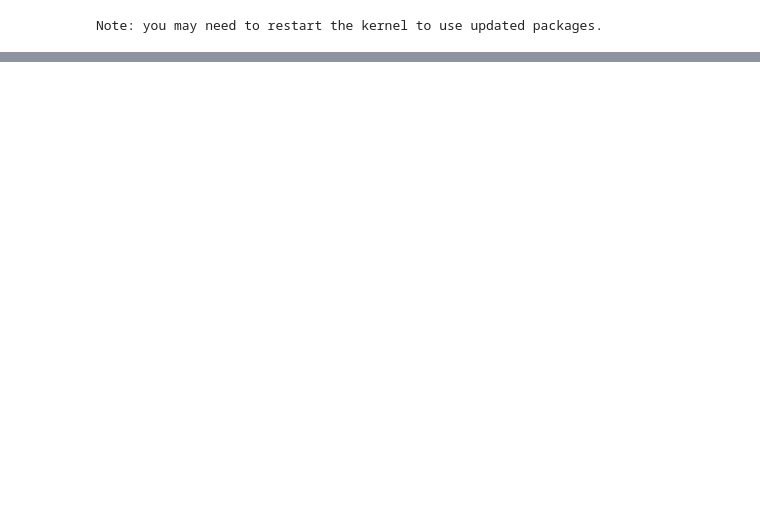
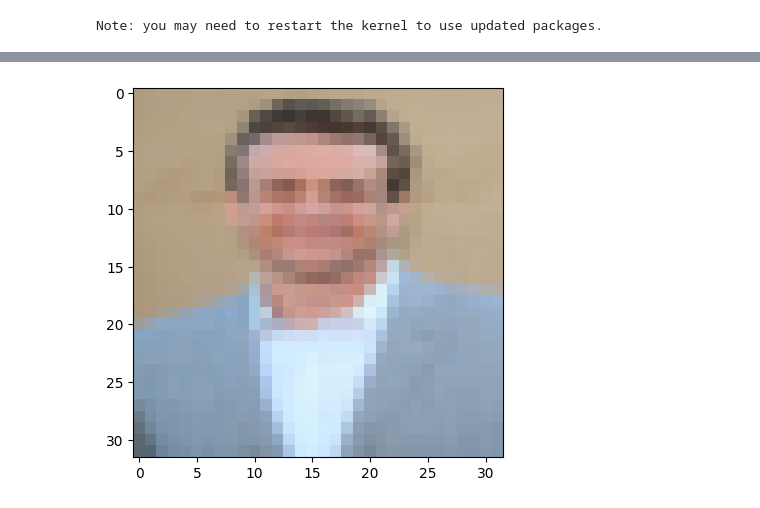
Before and after one commit to kqualben/bowser, a Jupyter notebook: training_notebook.ipynb, the cells around one changed output, grey strips where cells are left out. Saved outputs shown, nothing was run; the diff lists cells and outputs as text; code cells hidden in the pictures; blank space fills up the shorter version.

```diff
--- a/training_notebook.ipynb
+++ b/training_notebook.ipynb
@@ -35,0 +140,7 @@ ModuleNotFoundError: No module named 'tensorflow.python'
+# %%
+# Load and transform image
+#jason_segel = Image.open("/Users/kristinaqualben/Downloads/jason-segel.jpeg")
+jason_segel = "/Users/kristinaqualben/Downloads/jason-segel.jpeg"
+bowzer.show_img(jason_segel, bowzer.test_transforms)
+# %% [output]
+[figure, added]
```
Also changed, not shown: parts of 17 cells of this notebook, 2 other files.
